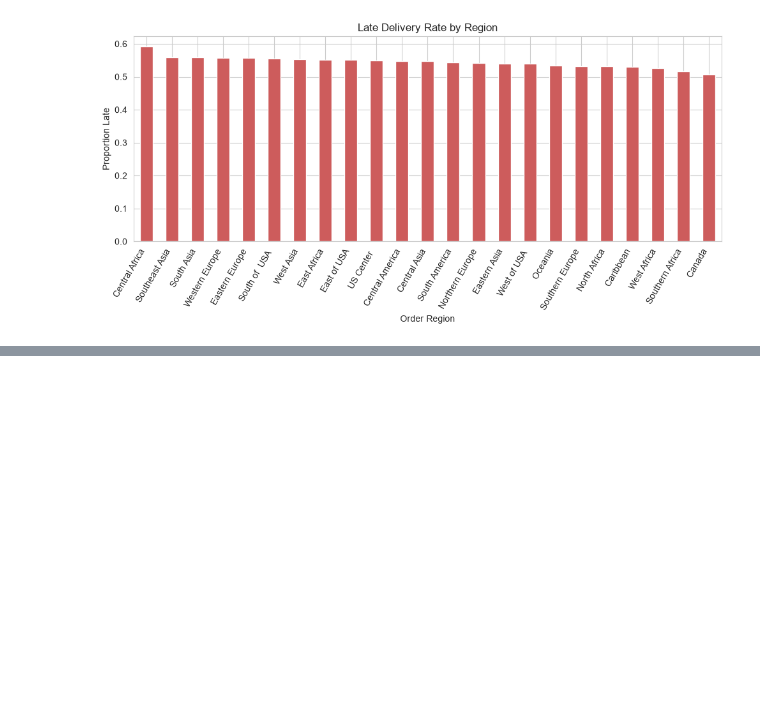
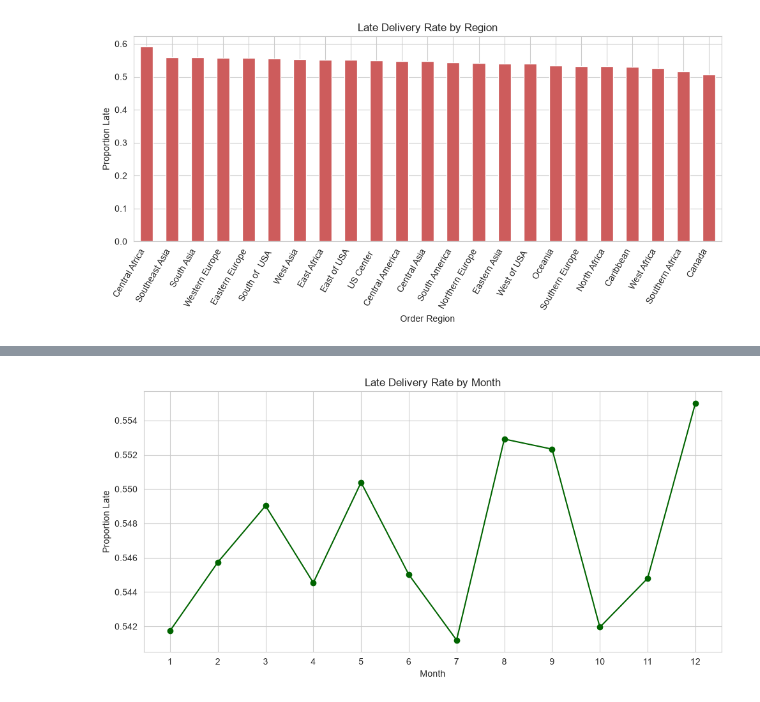
Before and after one commit to Maneeshraja19/inbound-delay-agentic-reporting, a Jupyter notebook: notebooks/01_first_look.ipynb, the cells around one changed output, grey strips where cells are left out. Cells and saved outputs as stored; diff of their text form; code cells hidden in the pictures; blank space fills up the shorter version.

Commit message:
Analyze delay rate by month: weak seasonal signal, not a strong driver

```diff
--- a/notebooks/01_first_look.ipynb
+++ b/notebooks/01_first_look.ipynb
@@ -233,3 +233,7 @@ plt.tight_layout()
 plt.show()
 # %% [output]
 [figure]
+# %%
+df['order_month'] = df['order date (DateOrders)'].dt.month
+delay_by_month = df.groupby('order_month')['is_late'].mean().sort_index()
+delay_by_month
@@ -235,0 +255,10 @@ plt.show()
+# %%
+delay_by_month.plot(kind='line', marker='o', figsize=(10,5), color='darkgreen')
+plt.title('Late Delivery Rate by Month')
+plt.ylabel('Proportion Late')
+plt.xlabel('Month')
+plt.xticks(range(1,13))
+plt.tight_layout()
+plt.show()
+# %% [output]
+[figure, added]
```
Also changed, not shown: parts of 1 cell of this notebook, 1 other file.
